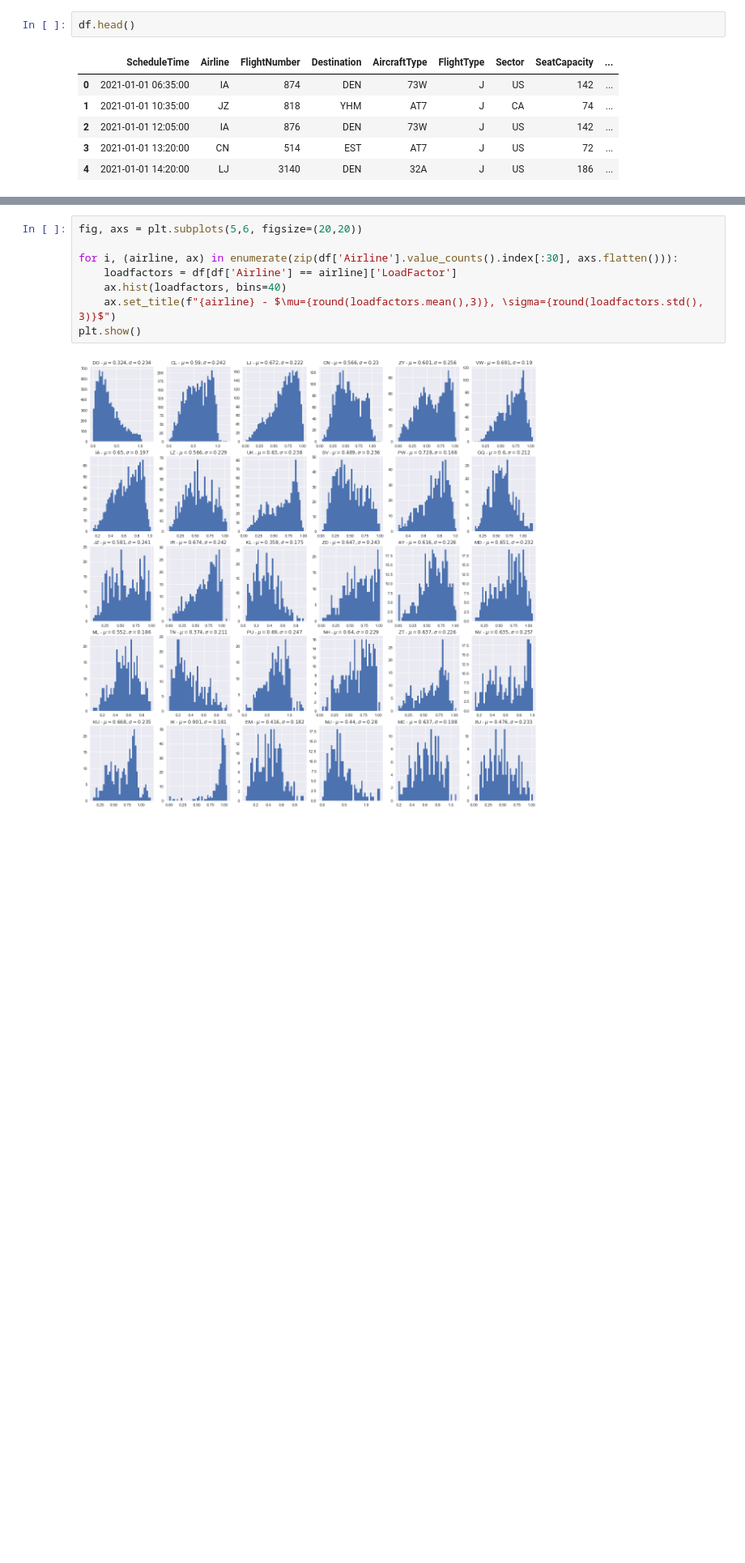
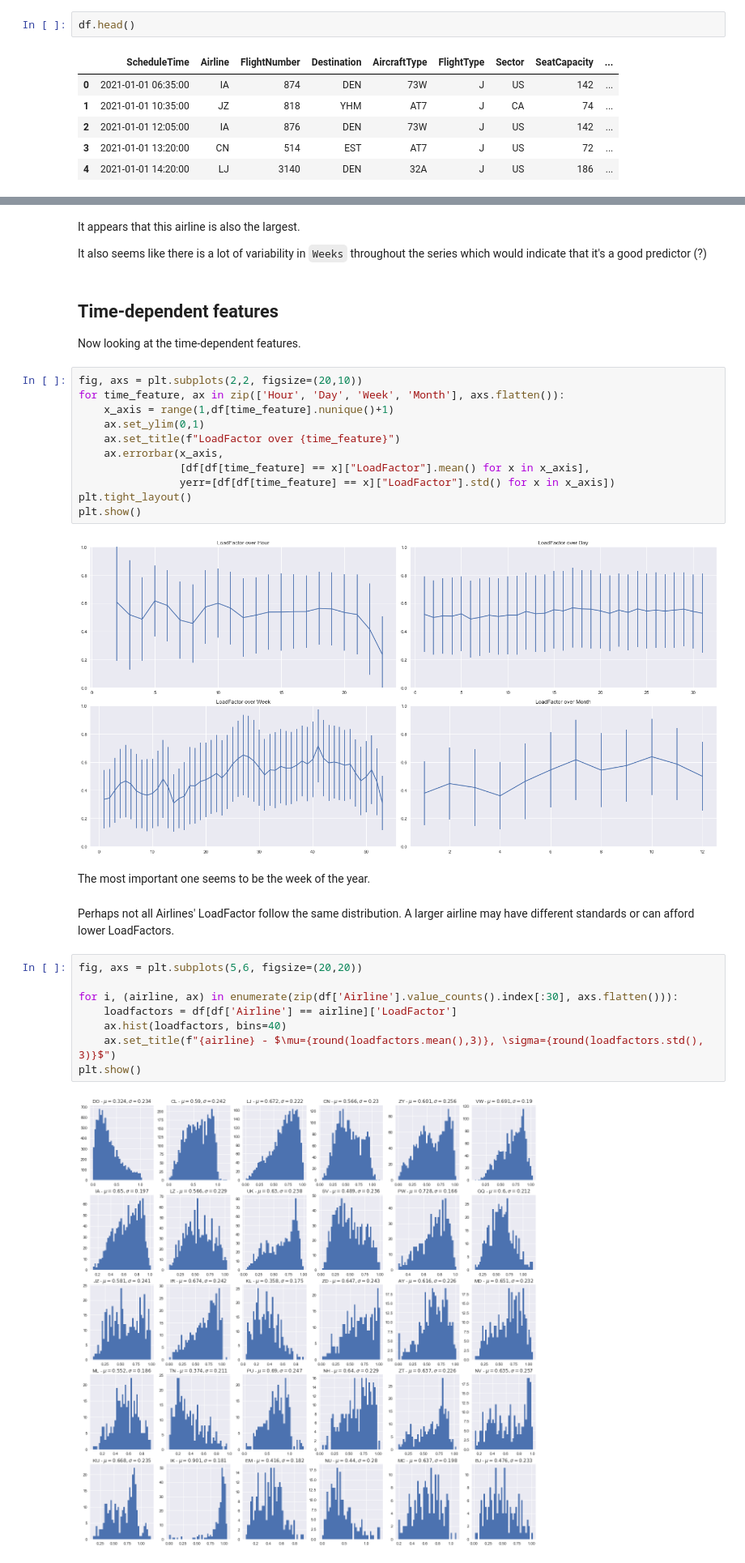
Before and after one commit to rasgaard/02582-Case1, a Jupyter notebook: EDA.ipynb, the cells around one changed output, grey strips where cells are left out. Shown: that part at 81% size. Drawn from its saved outputs; the diff is of its cells as text; blank space fills up the shorter version.

```diff
--- a/EDA.ipynb
+++ b/EDA.ipynb
@@ -44,3 +73,27 @@ Perhaps not all Airlines are equally good at keeping a high load factor. Let's c
+# %% [markdown]
+It appears that this airline is also the largest.
+
+It also seems like there is a lot of variability in `Weeks` throughout the series which would indicate that it's a good predictor (?)
+# %% [markdown]
+## Time-dependent features
+Now looking at the time-dependent features.
+# %%
+fig, axs = plt.subplots(2,2, figsize=(20,10))
+for time_feature, ax in zip(['Hour', 'Day', 'Week', 'Month'], axs.flatten()):
+    x_axis = range(1,df[time_feature].nunique()+1)
+    ax.set_ylim(0,1)
+    ax.set_title(f"LoadFactor over {time_feature}")
+    ax.errorbar(x_axis,
+                [df[df[time_feature] == x]["LoadFactor"].mean() for x in x_axis],
+                yerr=[df[df[time_feature] == x]["LoadFactor"].std() for x in x_axis])
+plt.tight_layout()
+plt.show()
+# %% [output]
+[figure, added]
+# %% [markdown]
+The most important one seems to be the week of the year.
+# %% [markdown]
+Perhaps not all Airlines' LoadFactor follow the same distribution. A larger airline may have different standards or can afford lower LoadFactors.
 # %%
 fig, axs = plt.subplots(5,6, figsize=(20,20))
 
```
Also changed, not shown: parts of 10 cells of this notebook, 1 other file.
